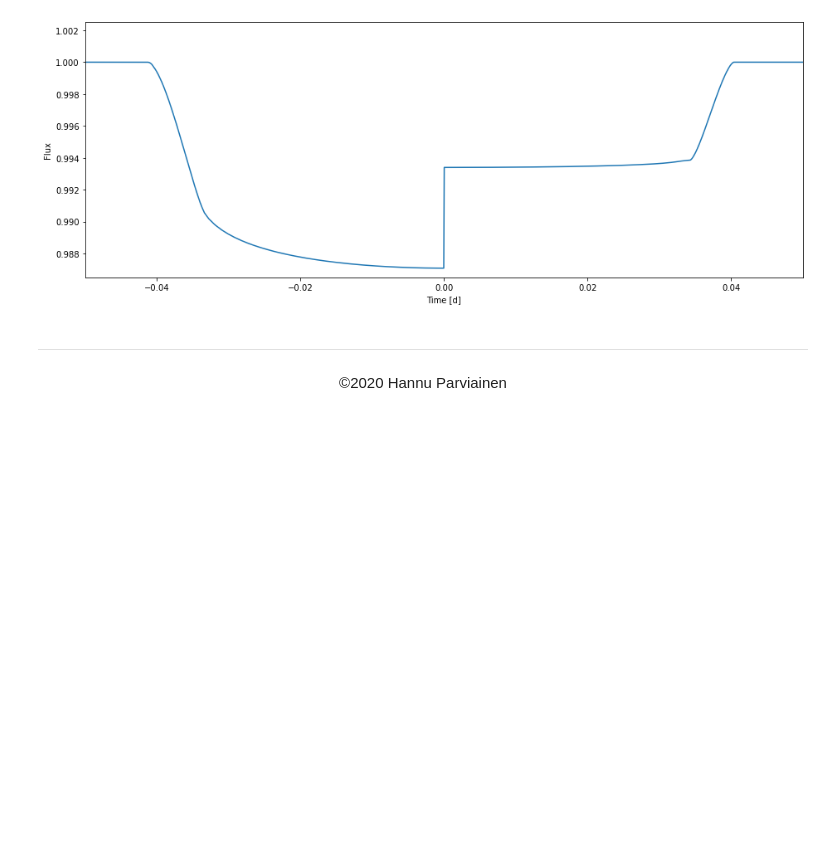
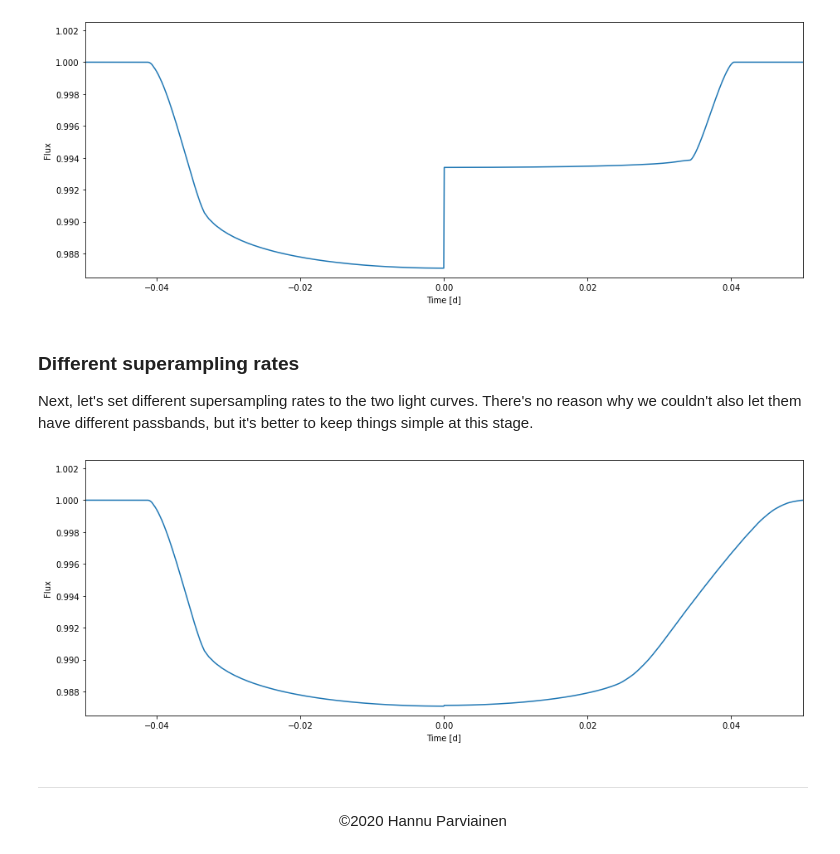
Before and after one commit to hpparvi/PyTransit, a Jupyter notebook: notebooks/swift/swift_model_example_1.ipynb, the cells around one changed output. Saved outputs shown, nothing was run; the diff lists cells and outputs as text; code cells hidden in the pictures; blank space fills up the shorter version.

Commit message:
Updated the basic SwiftModel example notebook.

```diff
--- a/notebooks/swift/swift_model_example_1.ipynb
+++ b/notebooks/swift/swift_model_example_1.ipynb
@@ -149,6 +154,23 @@ setp(ax, xlabel='Time [d]', ylabel='Flux', xlim=time[[0,-1]], ylim=(0.9865, 1.00
 fig.tight_layout()
 # %% [output]
 [figure]
+# %% [markdown]
+### Different superampling rates
+
+Next, let's set different supersampling rates to the two light curves. There's no reason why we couldn't also let them have different passbands, but it's better to keep things simple at this stage.
+# %%
+tm = SwiftModel('power2')
+tm.set_data(time, lcids=lcids, exptimes=[0.0, 0.02], nsamples=[1, 10])
+# %%
+flux = tm.evaluate(k=0.105, ldc=[[3.1, 0.1],[2.1, 0.03]], t0=0.0, p=1.0, a=4.3, i=0.5*pi)
+# %%
+fig, ax = subplots()
+ax.plot(time, flux)
+ax.autoscale(axis='x', tight=True)
+setp(ax, xlabel='Time [d]', ylabel='Flux', xlim=time[[0,-1]], ylim=(0.9865, 1.0025))
+fig.tight_layout()
+# %% [output]
+[figure, added]
 # %% [markdown]
 ---
 
```
Also changed, not shown: parts of 3 cells of this notebook.
